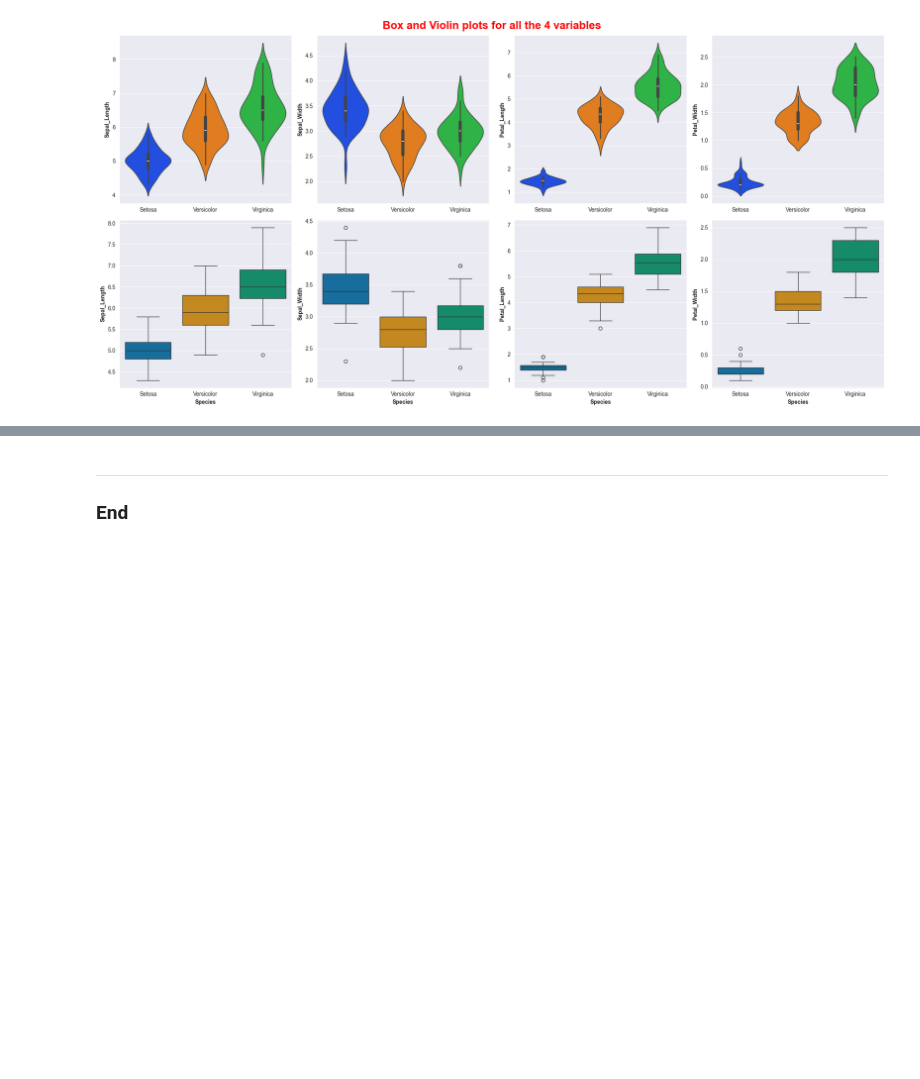
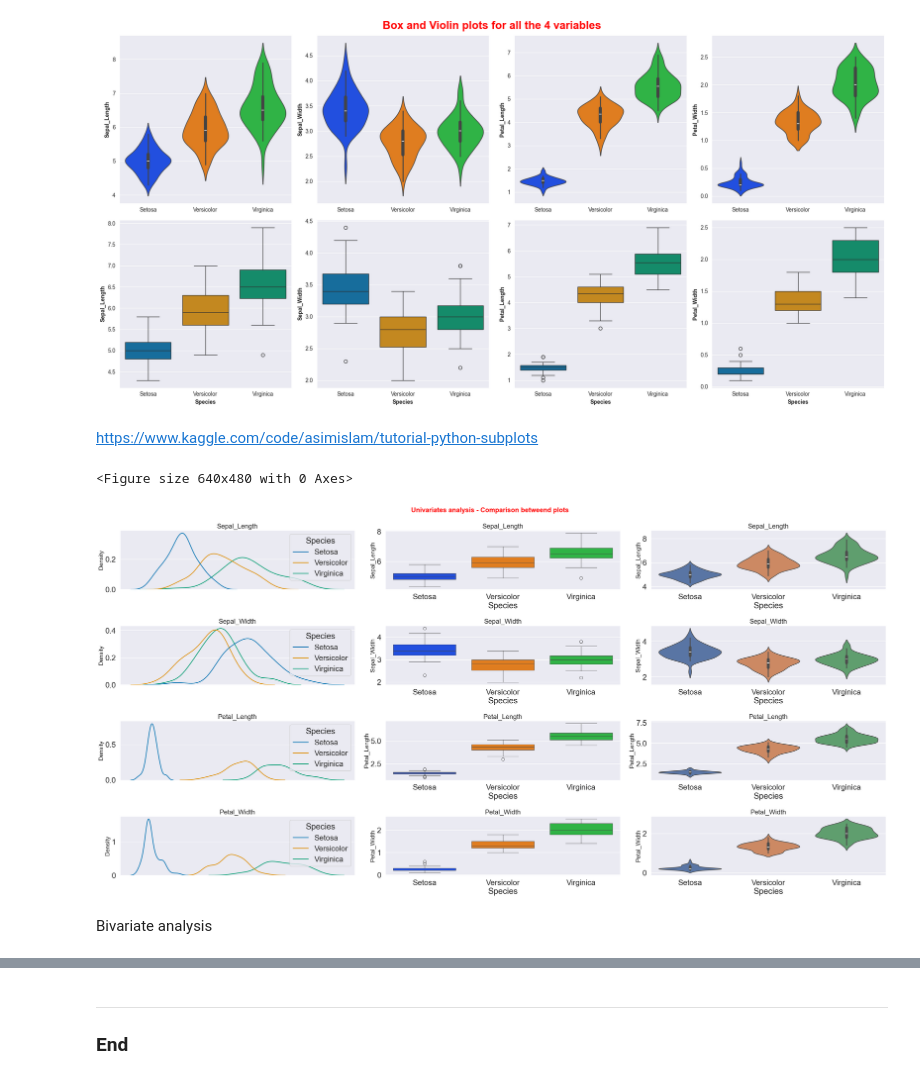
Before and after one commit to Cecilia8989/fund_data_analysis, a Jupyter notebook: project.ipynb, the cells around one changed output, grey strips where cells are left out. Cells and saved outputs as stored; diff of their text form; code cells hidden in the pictures; blank space fills up the shorter version.

Commit message:
univariate comparison

```diff
--- a/project.ipynb
+++ b/project.ipynb
@@ -635,3 +635,48 @@ plt.tight_layout()
 plt.savefig('Plot4_BoxAndViolinPlot.png')
 # %% [output]
 [figure]
+# %% [markdown]
+https://www.kaggle.com/code/asimislam/tutorial-python-subplots
+# %%
+#  Numerical Data
+
+#  plot Numerical Data
+a = 4  # number of rows
+b = 3  # number of columns
+c = 1  # initialize plot counter
+
+plt.suptitle("Plots comparison", fontsize=30)  # Increase the title font size
+
+fig = plt.figure(figsize=(34, 17))
+
+for i in iris.columns[:-1]:
+    plt.subplot(a, b, c)
+    plt.title(f'{i}', fontsize=20)  # Adjust the subplot title font size
+    plt.ylabel('Density', fontsize=18)
+    plt.xticks([])
+    sns.kdeplot(data=iris, x=i, hue='Species', palette ='colorblind')
+    c = c + 1
+
+    plt.subplot(a, b, c)
+    plt.title(f'{i}', fontsize=20)  # Adjust the subplot title font size
+    plt.ylabel(i, fontsize=18)
+    sns.boxplot(data=iris, y=i, x='Species', hue='Species', palette ='bright')
+    c = c + 1
+
+    plt.subplot(a, b, c)
+    plt.title(f'{i}', fontsize=20)  # Adjust the subplot title font size
+    plt.ylabel(i, fontsize=18)
+    sns.violinplot(data=iris, y=i, x='Species', hue='Species', palette ='deep')
+    c = c + 1
+
+plt.suptitle("Univariates analysis - Comparison betweend plots", fontsize=20, fontweight='bold', color='red')
+
+# Adding space on the top for the title and adjusting vertical space between subplots
+plt.subplots_adjust(top=2, hspace=0.6)
+plt.tight_layout()
+plt.show()
+# %% [output]
+<Figure size 640x480 with 0 Axes>
+[figure, added]
+# %% [markdown]
+Bivariate analysis
```
Also changed, not shown: parts of 5 cells of this notebook, 1 other file.
